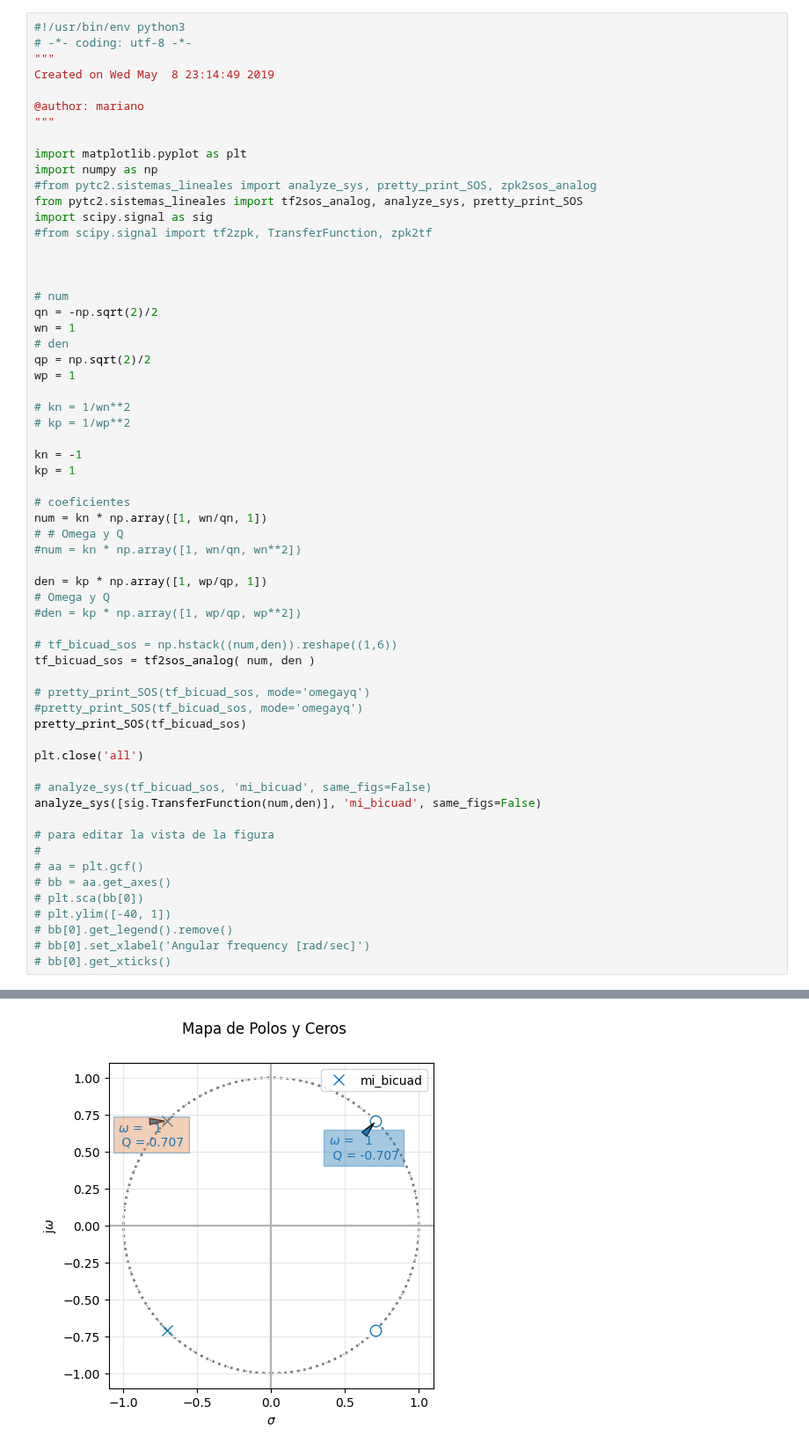
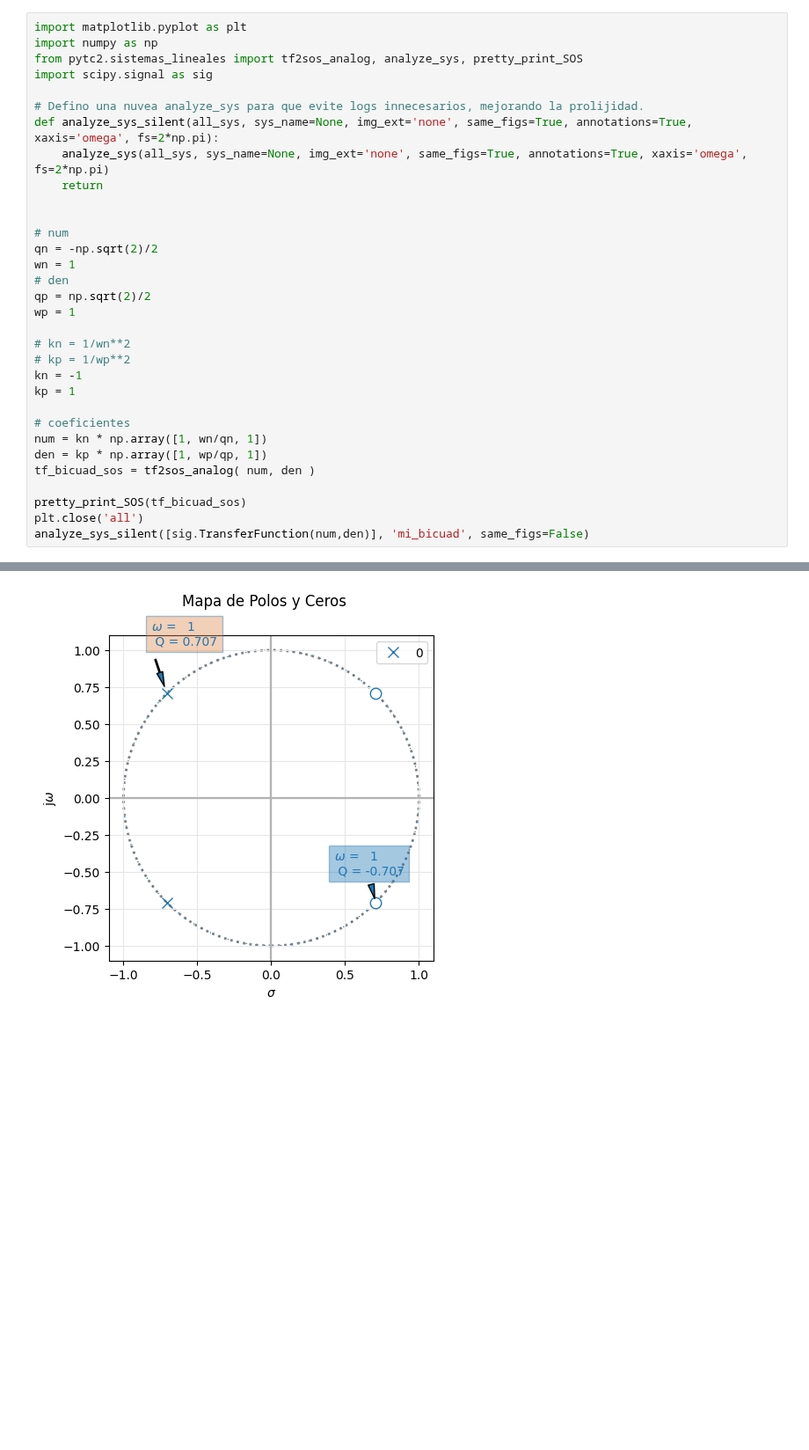
Before and after one commit to matnalopez2/Teoria-de-Circuitos-2, a Jupyter notebook: 20230726 - Ejercicio1.ipynb, the cells around one changed output, grey strips where cells are left out. Shown at 88% size. Cells and saved outputs as stored; diff of their text form; blank space fills up the shorter version.

```diff
--- a/20230726 - Ejercicio1.ipynb
+++ b/20230726 - Ejercicio1.ipynb
@@ -1,19 +19,13 @@
 # %%
-#!/usr/bin/env python3
-# -*- coding: utf-8 -*-
-"""
-Created on Wed May  8 23:14:49 2019
-
-@author: mariano
-"""
-
 import matplotlib.pyplot as plt
 import numpy as np
-#from pytc2.sistemas_lineales import analyze_sys, pretty_print_SOS, zpk2sos_analog
 from pytc2.sistemas_lineales import tf2sos_analog, analyze_sys, pretty_print_SOS
 import scipy.signal as sig
-#from scipy.signal import tf2zpk, TransferFunction, zpk2tf
 
+# Defino una nuvea analyze_sys para que evite logs innecesarios, mejorando la prolijidad.
+def analyze_sys_silent(all_sys, sys_name=None, img_ext='none', same_figs=True, annotations=True, xaxis='omega', fs=2*np.pi):
+    analyze_sys(all_sys, sys_name=None, img_ext='none', same_figs=True, annotations=True, xaxis='omega', fs=2*np.pi)
+    return
 
 
 # num
@@ -25,38 +37,15 @@ wp = 1
 
 # kn = 1/wn**2
 # kp = 1/wp**2
-
 kn = -1
 kp = 1
 
 # coeficientes
 num = kn * np.array([1, wn/qn, 1])
-# # Omega y Q
-#num = kn * np.array([1, wn/qn, wn**2])
-
 den = kp * np.array([1, wp/qp, 1])
-# Omega y Q
-#den = kp * np.array([1, wp/qp, wp**2])
-
-# tf_bicuad_sos = np.hstack((num,den)).reshape((1,6))
 tf_bicuad_sos = tf2sos_analog( num, den )
 
-# pretty_print_SOS(tf_bicuad_sos, mode='omegayq')
-#pretty_print_SOS(tf_bicuad_sos, mode='omegayq')
 pretty_print_SOS(tf_bicuad_sos)
-
 plt.close('all')
-
-# analyze_sys(tf_bicuad_sos, 'mi_bicuad', same_figs=False)
-analyze_sys([sig.TransferFunction(num,den)], 'mi_bicuad', same_figs=False)
-
-# para editar la vista de la figura
-#
-# aa = plt.gcf()
-# bb = aa.get_axes()
-# plt.sca(bb[0])
-# plt.ylim([-40, 1])
-# bb[0].get_legend().remove()
-# bb[0].set_xlabel('Angular frequency [rad/sec]')
-# bb[0].get_xticks()
+analyze_sys_silent([sig.TransferFunction(num,den)], 'mi_bicuad', same_figs=False)
 # %% [output]
@@ -78 +54 @@ $\displaystyle   \frac{s^2 \,\,  -1 + s \,\, 1.414 +  -1 }{s^2 + s \,\, 1.414 +
-[figure, old version]
+[figure, new version]
```
Also changed, not shown: parts of 18 cells of this notebook, 4 other files.
